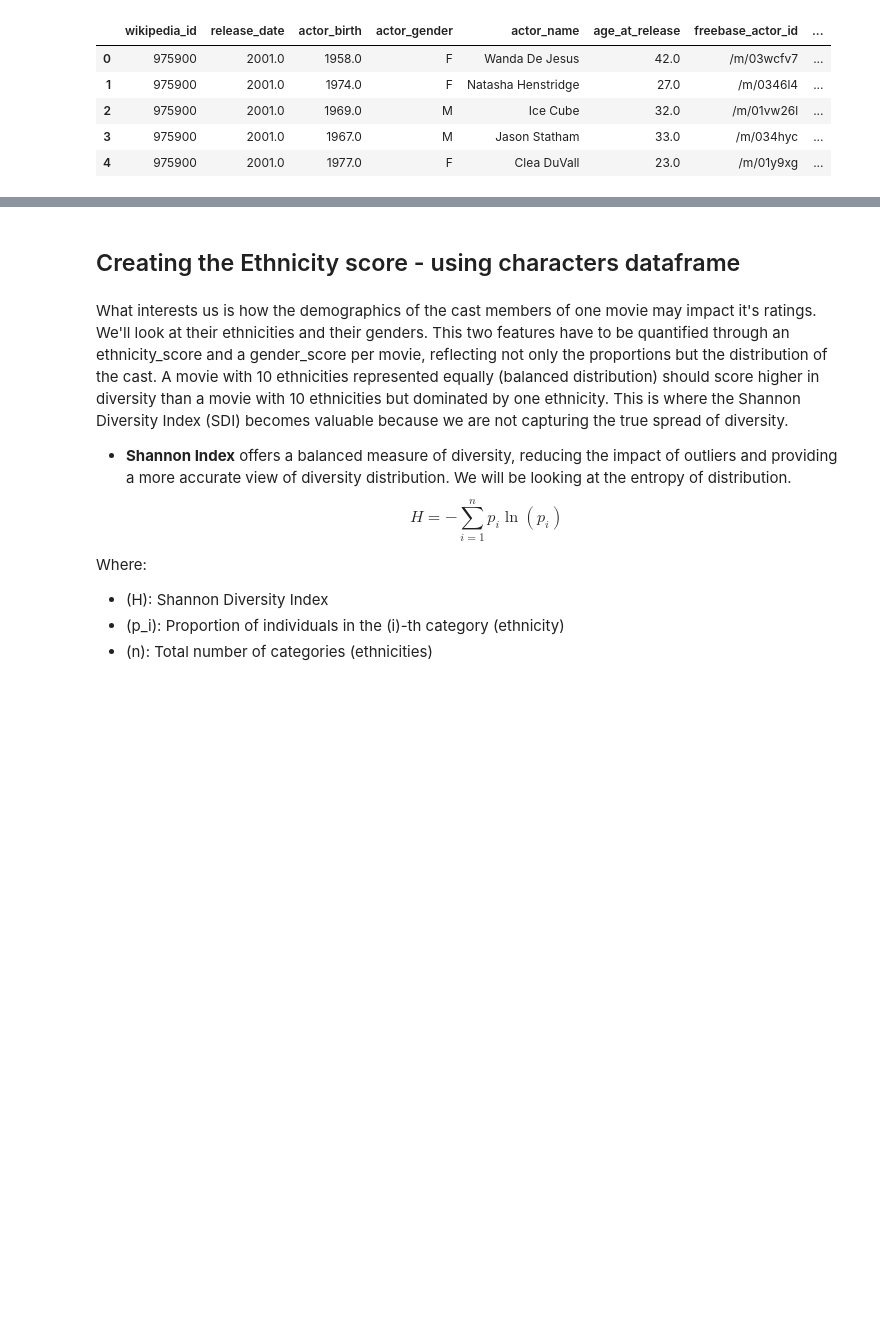
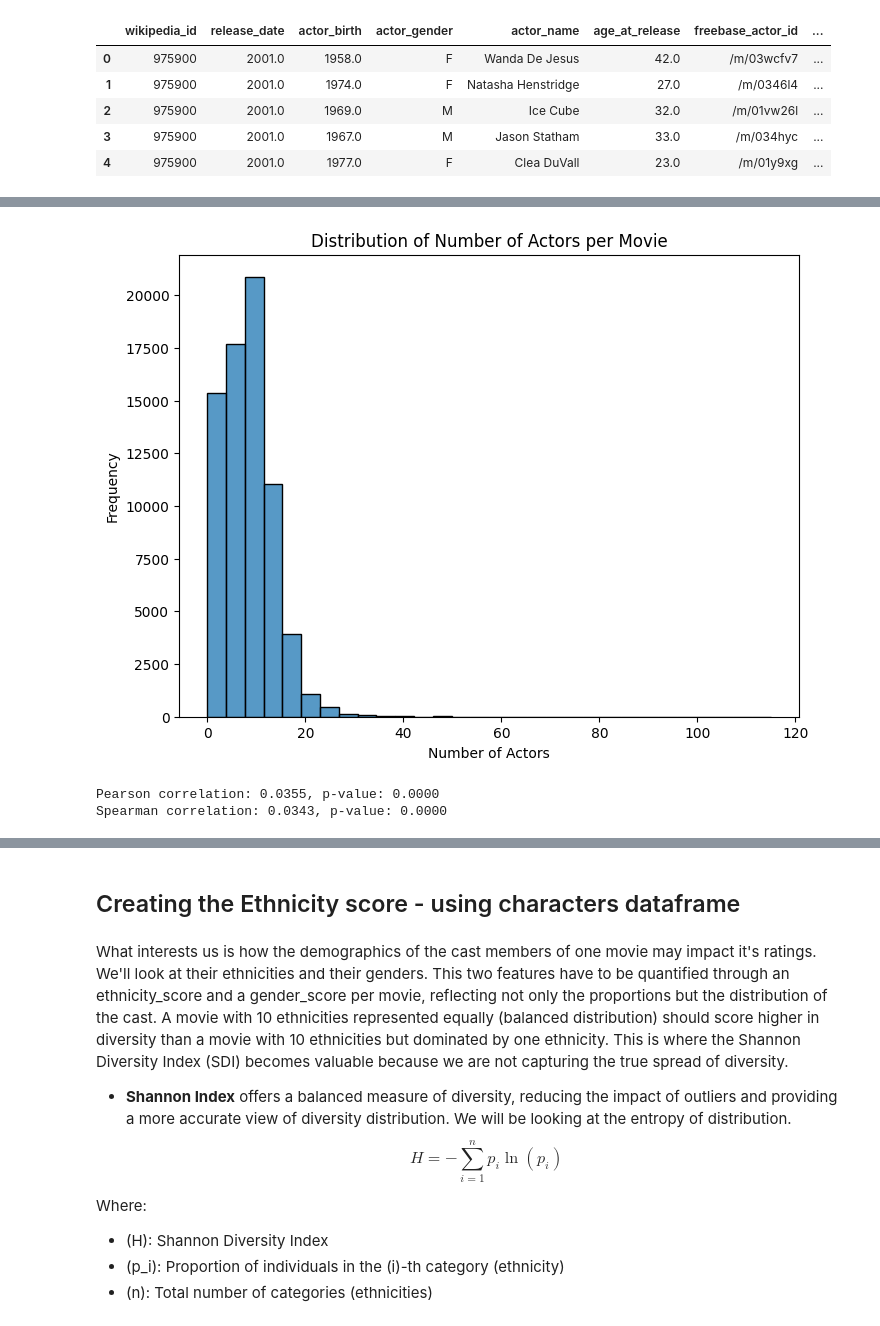
Before and after one commit to epfl-ada/ada-2024-project-majcj2024, a Jupyter notebook: results_meriam.ipynb, the cells around one changed output, grey strips where cells are left out. Saved outputs shown, nothing was run; the diff lists cells and outputs as text; code cells hidden in the pictures; blank space fills up the shorter version.

Commit message:
Add files via upload
- added some plots and organized a little better/better order + ANOVA for each features to validate the effect on ratings of the features

```diff
--- a/results_meriam.ipynb
+++ b/results_meriam.ipynb
@@ -360,7 +323,7 @@ df_movies_tmdb_ratings = df_movies_tmdb_ratings.dropna(subset=['region'])
 df_movies_tmdb_ratings_unique = cleaning.drop_most_missing(df_movies_tmdb_ratings, ['title'])
 
 # drop 'missing_values' column of df_movies_tmdb_ratings
-df_movies_tmdb_ratings = df_movies_tmdb_ratings.drop(columns=['missing_values'])
+#df_movies_tmdb_ratings = df_movies_tmdb_ratings.drop(columns=['missing_values'])
 
 # dropping duplicates (just in case there are any duplicates after the selection process)
 df_movies_tmdb_ratings_unique = df_movies_tmdb_ratings_unique.drop_duplicates(subset='title')
@@ -658,0 +575,8 @@ Index(['wikipedia_id', 'release_date', 'actor_birth', 'actor_gender',
+# %%
+# Adding nb of actors per movie:
+# Unique actors per movie as each entry of df_characters is a character in the movie
+actors_per_movie = df_characters.groupby('wikipedia_id')['freebase_actor_id'].nunique()
+# Map the count back to the original dataframe
+df_movies_tmdb_ratings['nb_actors'] = df_movies_tmdb_ratings['wikipedia_id'].map(actors_per_movie)
+#df_movies_tmdb_ratings.head(50)
+actors_per_movie.head()
@@ -658,0 +591,4 @@ Index(['wikipedia_id', 'release_date', 'actor_birth', 'actor_gender',
+# %%
+df_nb_actors = df_movies_tmdb_ratings.dropna(subset=['averageRating', 'nb_actors'])
+# basic stats
+print(df_nb_actors[['averageRating', 'nb_actors']].describe())
@@ -658,0 +605,21 @@ Index(['wikipedia_id', 'release_date', 'actor_birth', 'actor_gender',
+# %%
+#Distribution of the number of actors
+plt.figure(figsize=(8, 6))
+sns.histplot(df_nb_actors['nb_actors'], bins=30, alpha=0.75, edgecolor='black')  # Histogram with KDE curve
+plt.title("Distribution of Number of Actors per Movie")
+plt.xlabel("Number of Actors")
+plt.ylabel("Frequency")
+plt.show()
+# %% [output]
+[figure, added]
+# %%
+# Calculate Pearson correlation
+pearson_corr, pearson_p = pearsonr(df_nb_actors['averageRating'], df_nb_actors['nb_actors'])
+print(f"Pearson correlation: {pearson_corr:.4f}, p-value: {pearson_p:.4f}")
+
+# Calculate Spearman correlation
+spearman_corr, spearman_p = spearmanr(df_nb_actors['averageRating'], df_nb_actors['nb_actors'])
+print(f"Spearman correlation: {spearman_corr:.4f}, p-value: {spearman_p:.4f}")
+# %% [output]
+Pearson correlation: 0.0355, p-value: 0.0000
+Spearman correlation: 0.0343, p-value: 0.0000
```
Also changed, not shown: parts of 128 cells of this notebook.
